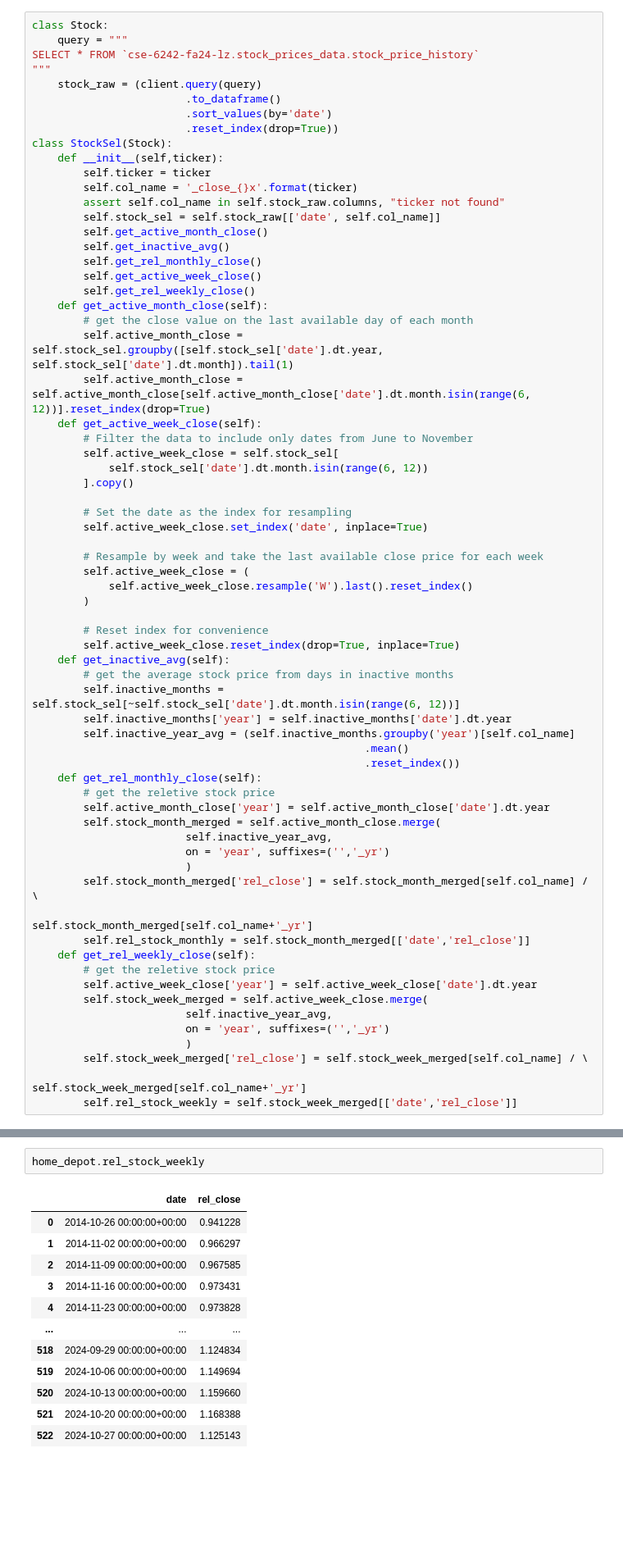
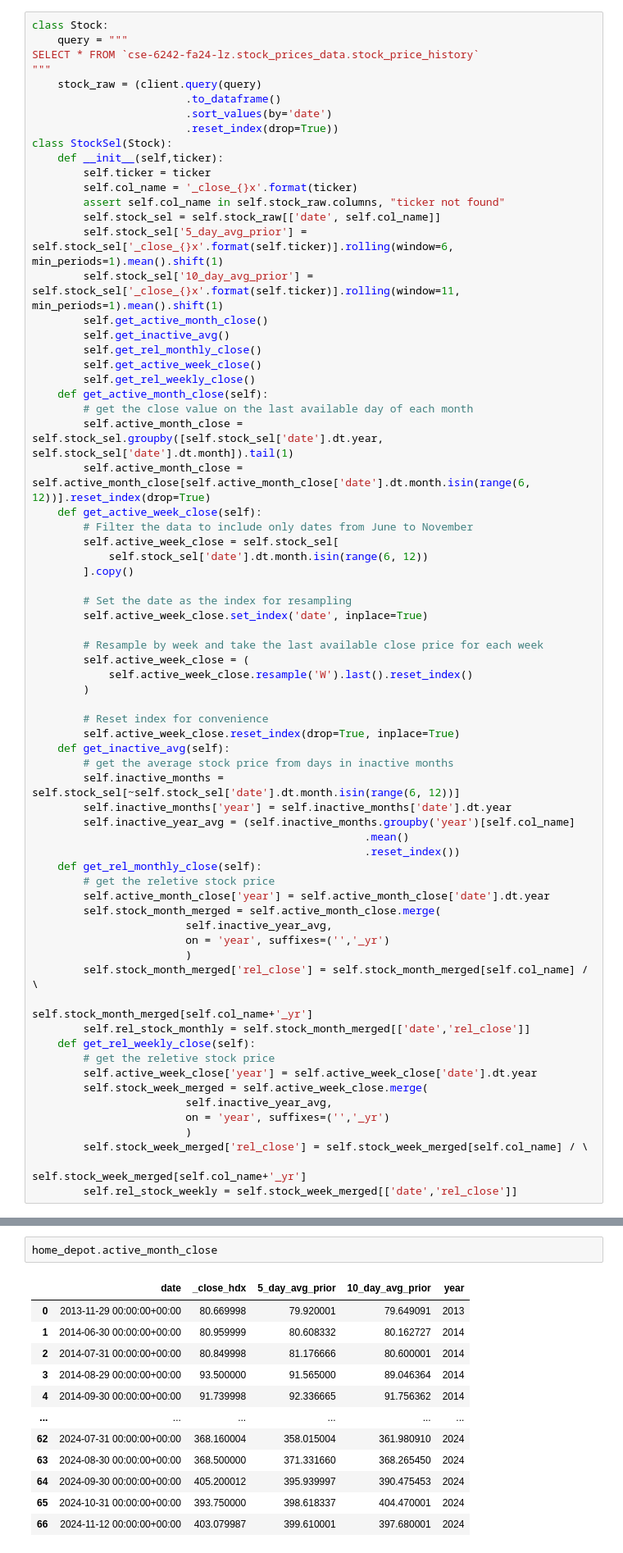
Before and after one commit to eyzyly/cse6242-fa24-project, a Jupyter notebook: notebooks-jtc/get_rel_stock.ipynb, the cells around one changed output, grey strips where cells are left out. Shown at 82% size. Cells and saved outputs as stored; diff of their text form; blank space fills up the shorter version.

```diff
--- a/notebooks-jtc/get_rel_stock.ipynb
+++ b/notebooks-jtc/get_rel_stock.ipynb
@@ -23,6 +23,8 @@ class StockSel(Stock):
         self.col_name = '_close_{}x'.format(ticker)
         assert self.col_name in self.stock_raw.columns, "ticker not found"
         self.stock_sel = self.stock_raw[['date', self.col_name]]
+        self.stock_sel['5_day_avg_prior'] = self.stock_sel['_close_{}x'.format(self.ticker)].rolling(window=6, min_periods=1).mean().shift(1)
+        self.stock_sel['10_day_avg_prior'] = self.stock_sel['_close_{}x'.format(self.ticker)].rolling(window=11, min_periods=1).mean().shift(1)
         self.get_active_month_close()
         self.get_inactive_avg()
         self.get_rel_monthly_close()
@@ -96,17 +100,17 @@ Try using .loc[row_indexer,col_indexer] = value instead
 See the caveats in the documentation: https://pandas.pydata.org/pandas-docs/stable/user_guide/indexing.html#returning-a-view-versus-a-copy
   self.inactive_months['year'] = self.inactive_months['date'].dt.year
 # %%
-home_depot.rel_stock_weekly
+home_depot.active_month_close
 # %% [output]
-|  | date | rel_close |
-| 0 | 2014-10-26 00:00:00+00:00 | 0.941228 |
-| 1 | 2014-11-02 00:00:00+00:00 | 0.966297 |
-| 2 | 2014-11-09 00:00:00+00:00 | 0.967585 |
-| 3 | 2014-11-16 00:00:00+00:00 | 0.973431 |
-| 4 | 2014-11-23 00:00:00+00:00 | 0.973828 |
-| ... | ... | ... |
-| 518 | 2024-09-29 00:00:00+00:00 | 1.124834 |
-| 519 | 2024-10-06 00:00:00+00:00 | 1.149694 |
-| 520 | 2024-10-13 00:00:00+00:00 | 1.159660 |
-| 521 | 2024-10-20 00:00:00+00:00 | 1.168388 |
-| 522 | 2024-10-27 00:00:00+00:00 | 1.125143 |
+|  | date | _close_hdx | 5_day_avg_prior | 10_day_avg_prior | year |
+| 0 | 2013-11-29 00:00:00+00:00 | 80.669998 | 79.920001 | 79.649091 | 2013 |
+| 1 | 2014-06-30 00:00:00+00:00 | 80.959999 | 80.608332 | 80.162727 | 2014 |
+| 2 | 2014-07-31 00:00:00+00:00 | 80.849998 | 81.176666 | 80.600001 | 2014 |
+| 3 | 2014-08-29 00:00:00+00:00 | 93.500000 | 91.565000 | 89.046364 | 2014 |
+| 4 | 2014-09-30 00:00:00+00:00 | 91.739998 | 92.336665 | 91.756362 | 2014 |
+| ... | ... | ... | ... | ... | ... |
+| 62 | 2024-07-31 00:00:00+00:00 | 368.160004 | 358.015004 | 361.980910 | 2024 |
+| 63 | 2024-08-30 00:00:00+00:00 | 368.500000 | 371.331660 | 368.265450 | 2024 |
+| 64 | 2024-09-30 00:00:00+00:00 | 405.200012 | 395.939997 | 390.475453 | 2024 |
+| 65 | 2024-10-31 00:00:00+00:00 | 393.750000 | 398.618337 | 404.470001 | 2024 |
+| 66 | 2024-11-12 00:00:00+00:00 | 403.079987 | 399.610001 | 397.680001 | 2024 |
```
Also changed, not shown: parts of 10 cells of this notebook, 5 other files.
